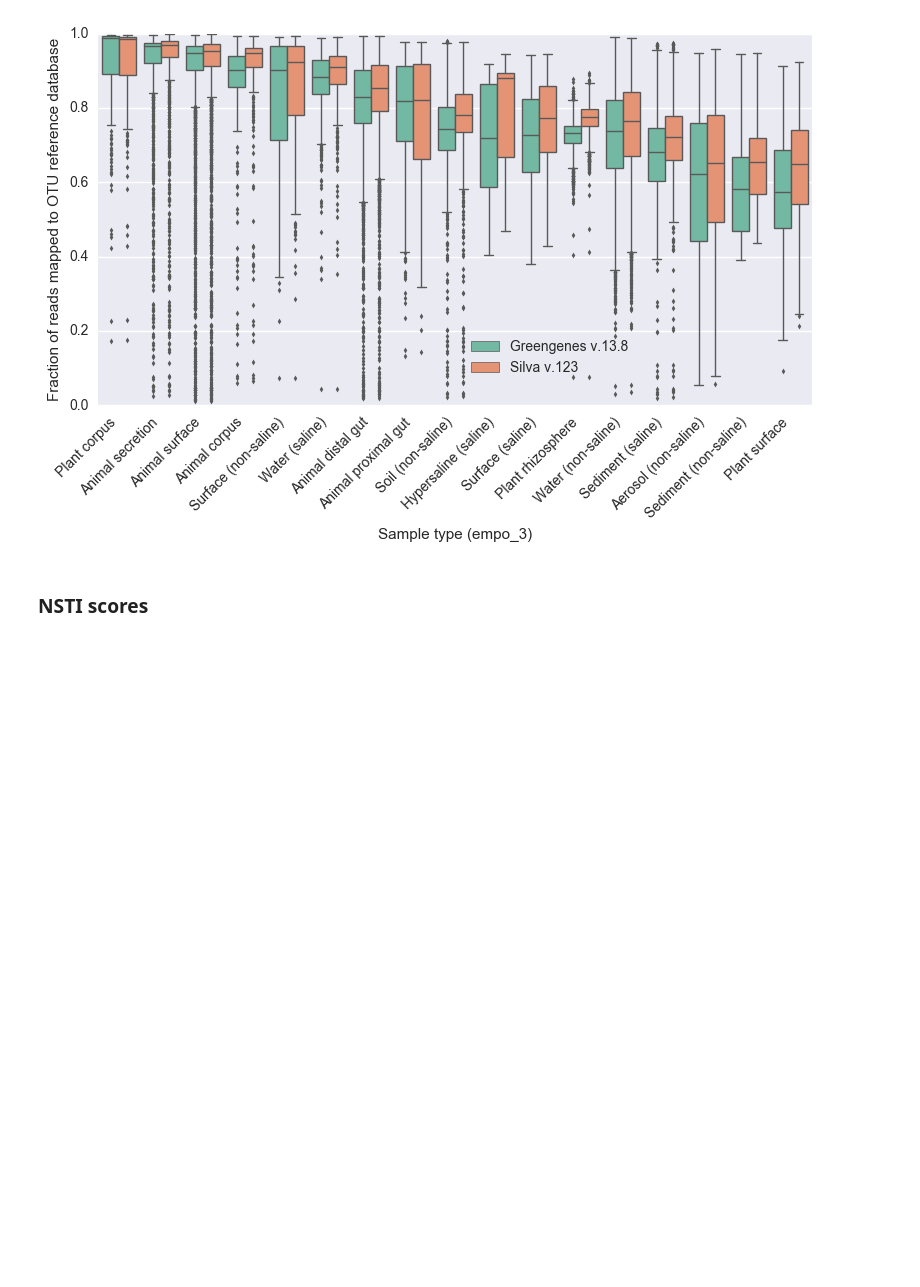
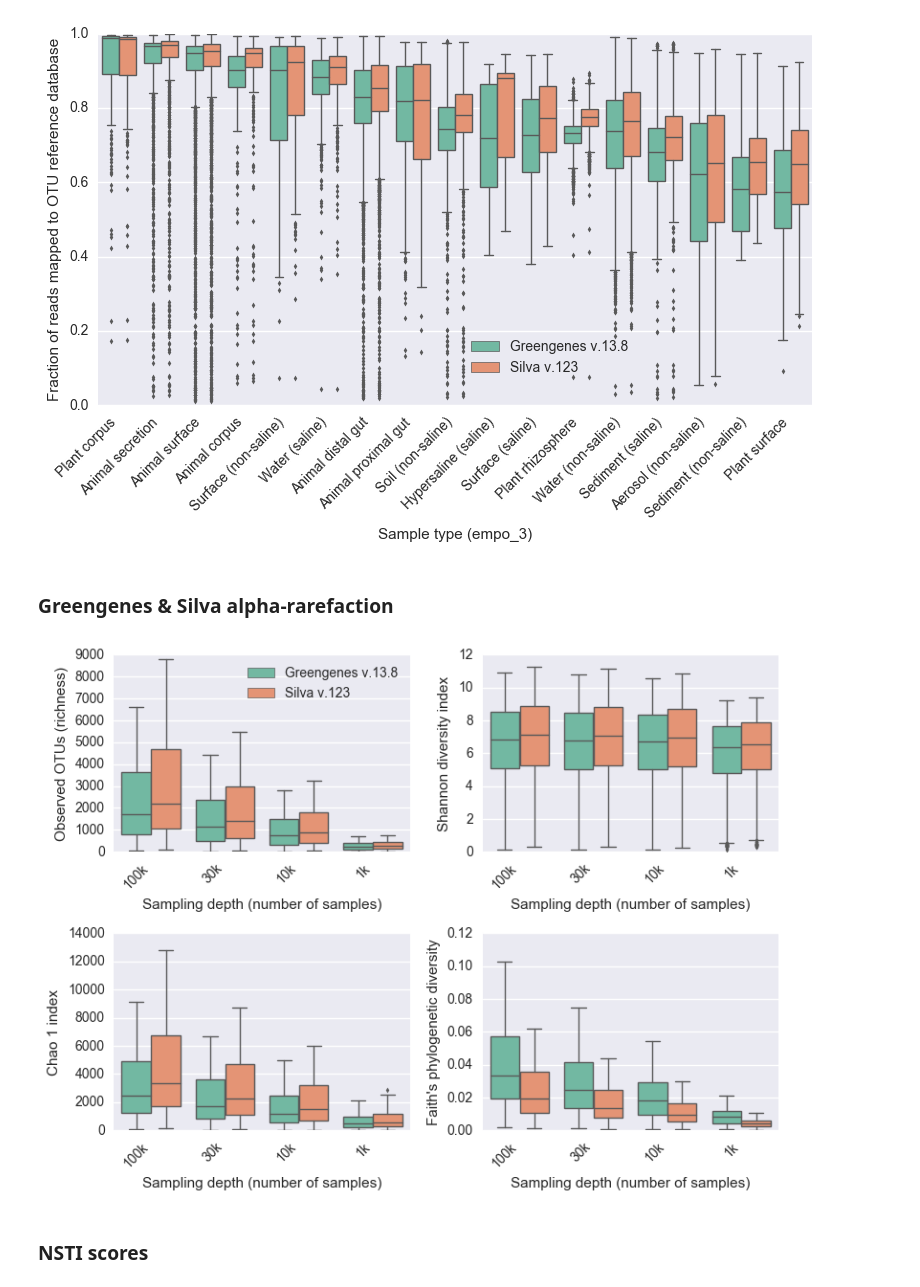
Before and after one commit to biocore/emp, a Jupyter notebook: ipynb/analysis/05-alpha-diversity/alpha_diversity_boxplots.ipynb, the cells around one changed output. Saved outputs shown, nothing was run; the diff lists cells and outputs as text; code cells hidden in the pictures; blank space fills up the shorter version.

```diff
--- a/ipynb/analysis/05-alpha-diversity/alpha_diversity_boxplots.ipynb
+++ b/ipynb/analysis/05-alpha-diversity/alpha_diversity_boxplots.ipynb
@@ -55,3 +107,19 @@ df_merged_nsti_ko = df_merged_nsti_ko[df_merged_nsti_ko['empo_1'] != 'Control']
+# %%
+# melt dfs and split variable into gg/silva and rarefaction level
+# dictionary to rename
+dict_n = {'gg': 'Greengenes v.13.8', 'silva': 'Silva v.123'}
+df_pd = pd.melt(df_PD_whole_tree)
+df_pd['database'] = [dict_n[x.split('_')[0]] for x in df_pd['variable']]
+df_pd['rare_level'] = [x.split('_')[1] for x in df_pd['variable']]
+df_ch = pd.melt(df_chao1)
+df_ch['database'] = [dict_n[x.split('_')[0]] for x in df_ch['variable']]
+df_ch['rare_level'] = [x.split('_')[1] for x in df_ch['variable']]
+df_oo = pd.melt(df_observed_otus)
+df_oo['database'] = [dict_n[x.split('_')[0]] for x in df_oo['variable']]
+df_oo['rare_level'] = [x.split('_')[1] for x in df_oo['variable']]
+df_sh = pd.melt(df_shannon)
+df_sh['database'] = [dict_n[x.split('_')[0]] for x in df_sh['variable']]
+df_sh['rare_level'] = [x.split('_')[1] for x in df_sh['variable']]
 # %% [markdown]
 ### Alpha diversity
 # %%
@@ -133,5 +201,46 @@ plt.savefig('%s/coverage_gg_silva.pdf' % path_savefig)
 # %% [output]
 [figure]
+# %% [markdown]
+### Greengenes & Silva alpha-rarefaction
+# %%
+fig, ax = plt.subplots(2, 2, figsize=(8, 6))
+
+plt.subplot(221)
+sns.boxplot(x='rare_level', y='value', hue='database', data=df_oo, fliersize=3,
+            palette=sns.color_palette(['#67C3A6', '#F68C63']), linewidth=1)
+plt.xticks(rotation=45, ha='right')
+plt.xlabel('Sampling depth (number of samples)')
+plt.ylabel('Observed OTUs (richness)')
+plt.legend(loc=1)
+
+plt.subplot(222)
+sns.boxplot(x='rare_level', y='value', hue='database', data=df_sh, fliersize=3,
+            palette=sns.color_palette(['#67C3A6', '#F68C63']), linewidth=1)
+plt.xticks(rotation=45, ha='right')
+plt.xlabel('Sampling depth (number of samples)')
+plt.ylabel('Shannon diversity index')
+plt.legend().set_visible(False)
+
+plt.subplot(223)
+sns.boxplot(x='rare_level', y='value', hue='database', data=df_ch, fliersize=3,
+            palette=sns.color_palette(['#67C3A6', '#F68C63']), linewidth=1)
+plt.xticks(rotation=45, ha='right')
+plt.xlabel('Sampling depth (number of samples)')
+plt.ylabel('Chao 1 index')
+plt.legend().set_visible(False)
+
+plt.subplot(224)
+sns.boxplot(x='rare_level', y='value', hue='database', data=df_pd, fliersize=3,
+            palette=sns.color_palette(['#67C3A6', '#F68C63']), linewidth=1)
+plt.xticks(rotation=45, ha='right')
+plt.xlabel('Sampling depth (number of samples)')
+plt.ylabel("Faith's phylogenetic diversity")
+plt.legend().set_visible(False)
+
+plt.tight_layout()
+plt.savefig('%s/gg_silva_alpha_rare.pdf' % path_savefig)
+# %% [output]
+[figure, added]
 # %% [markdown]
 ### NSTI scores
 # %%
```
Also changed, not shown: parts of 15 cells of this notebook.
